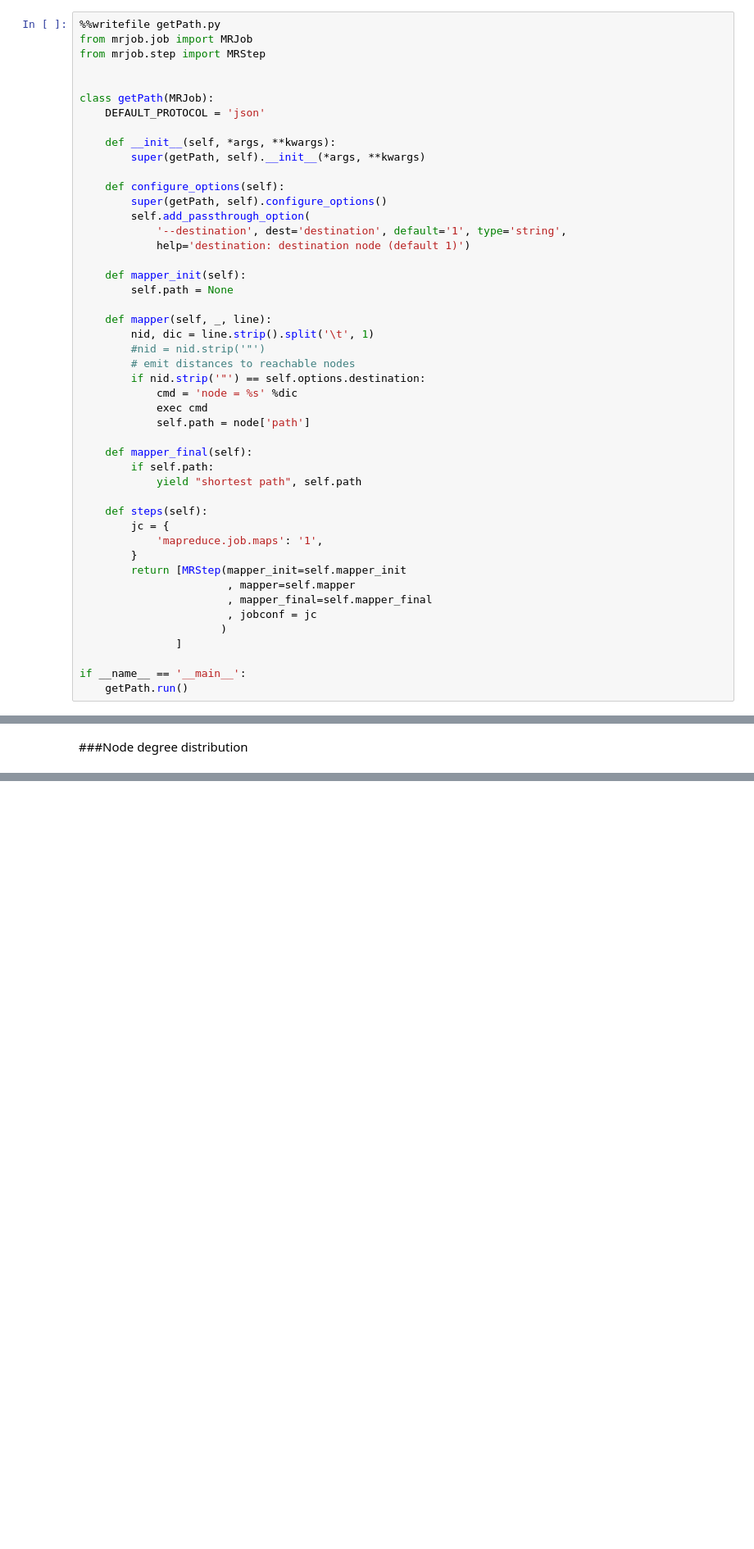
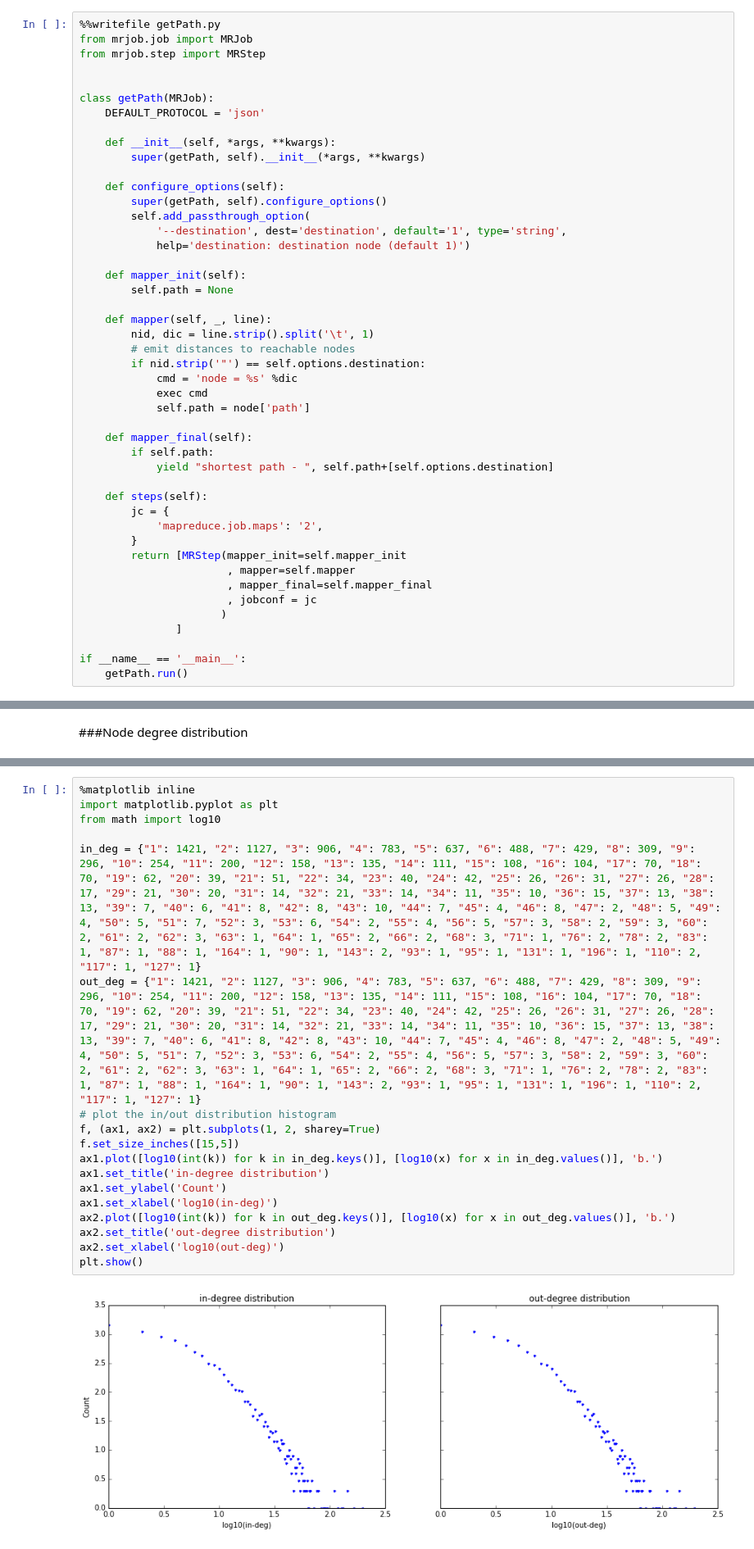
Before and after one commit to leiyang-mids/MIDS, a Jupyter notebook: W261/HW7-Questions/MIDS-W261-2016-HWK-Week07-Yang.ipynb, the cells around one changed output, grey strips where cells are left out. Shown at 82% size. Saved outputs shown, nothing was run; the diff lists cells and outputs as text; blank space fills up the shorter version.

```diff
--- a/W261/HW7-Questions/MIDS-W261-2016-HWK-Week07-Yang.ipynb
+++ b/W261/HW7-Questions/MIDS-W261-2016-HWK-Week07-Yang.ipynb
@@ -188,7 +241,6 @@ class getPath(MRJob):
 
     def mapper(self, _, line):
         nid, dic = line.strip().split('\t', 1)
-        #nid = nid.strip('"')
         # emit distances to reachable nodes
         if nid.strip('"') == self.options.destination:
             cmd = 'node = %s' %dic
@@ -197,11 +249,11 @@ class getPath(MRJob):
 
     def mapper_final(self):
         if self.path:
-            yield "shortest path", self.path
+            yield "shortest path - ", self.path+[self.options.destination]
 
     def steps(self):
         jc = {
-            'mapreduce.job.maps': '1',
+            'mapreduce.job.maps': '2',
         }
         return [MRStep(mapper_init=self.mapper_init
                        , mapper=self.mapper
@@ -506,3 +683,23 @@ plt.show()
+# %%
+%matplotlib inline
+import matplotlib.pyplot as plt
+from math import log10
+
+in_deg = {"1": 1421, "2": 1127, "3": 906, "4": 783, "5": 637, "6": 488, "7": 429, "8": 309, "9": 296, "10": 254, "11": 200, "12": 158, "13": 135, "14": 111, "15": 108, "16": 104, "17": 70, "18": 70, "19": 62, "20": 39, "21": 51, "22": 34, "23": 40, "24": 42, "25": 26, "26": 31, "27": 26, "28": 17, "29": 21, "30": 20, "31": 14, "32": 21, "33": 14, "34": 11, "35": 10, "36": 15, "37": 13, "38": 13, "39": 7, "40": 6, "41": 8, "42": 8, "43": 10, "44": 7, "45": 4, "46": 8, "47": 2, "48": 5, "49": 4, "50": 5, "51": 7, "52": 3, "53": 6, "54": 2, "55": 4, "56": 5, "57": 3, "58": 2, "59": 3, "60": 2, "61": 2, "62": 3, "63": 1, "64": 1, "65": 2, "66": 2, "68": 3, "71": 1, "76": 2, "78": 2, "83": 1, "87": 1, "88": 1, "164": 1, "90": 1, "143": 2, "93": 1, "95": 1, "131": 1, "196": 1, "110": 2, "117": 1, "127": 1}
+out_deg = {"1": 1421, "2": 1127, "3": 906, "4": 783, "5": 637, "6": 488, "7": 429, "8": 309, "9": 296, "10": 254, "11": 200, "12": 158, "13": 135, "14": 111, "15": 108, "16": 104, "17": 70, "18": 70, "19": 62, "20": 39, "21": 51, "22": 34, "23": 40, "24": 42, "25": 26, "26": 31, "27": 26, "28": 17, "29": 21, "30": 20, "31": 14, "32": 21, "33": 14, "34": 11, "35": 10, "36": 15, "37": 13, "38": 13, "39": 7, "40": 6, "41": 8, "42": 8, "43": 10, "44": 7, "45": 4, "46": 8, "47": 2, "48": 5, "49": 4, "50": 5, "51": 7, "52": 3, "53": 6, "54": 2, "55": 4, "56": 5, "57": 3, "58": 2, "59": 3, "60": 2, "61": 2, "62": 3, "63": 1, "64": 1, "65": 2, "66": 2, "68": 3, "71": 1, "76": 2, "78": 2, "83": 1, "87": 1, "88": 1, "164": 1, "90": 1, "143": 2, "93": 1, "95": 1, "131": 1, "196": 1, "110": 2, "117": 1, "127": 1}
+# plot the in/out distribution histogram
+f, (ax1, ax2) = plt.subplots(1, 2, sharey=True)
+f.set_size_inches([15,5])
+ax1.plot([log10(int(k)) for k in in_deg.keys()], [log10(x) for x in in_deg.values()], 'b.')
+ax1.set_title('in-degree distribution')
+ax1.set_ylabel('Count')
+ax1.set_xlabel('log10(in-deg)')
+ax2.plot([log10(int(k)) for k in out_deg.keys()], [log10(x) for x in out_deg.values()], 'b.')
+ax2.set_title('out-degree distribution')
+ax2.set_xlabel('log10(out-deg)')
+plt.show()
+# %% [output]
+[figure, added]
 # %% [markdown]
 ###HW 7.2: Shortest path graph distances (NLTK synonyms)
 
```
Also changed, not shown: parts of 27 cells of this notebook, 12 other files.
